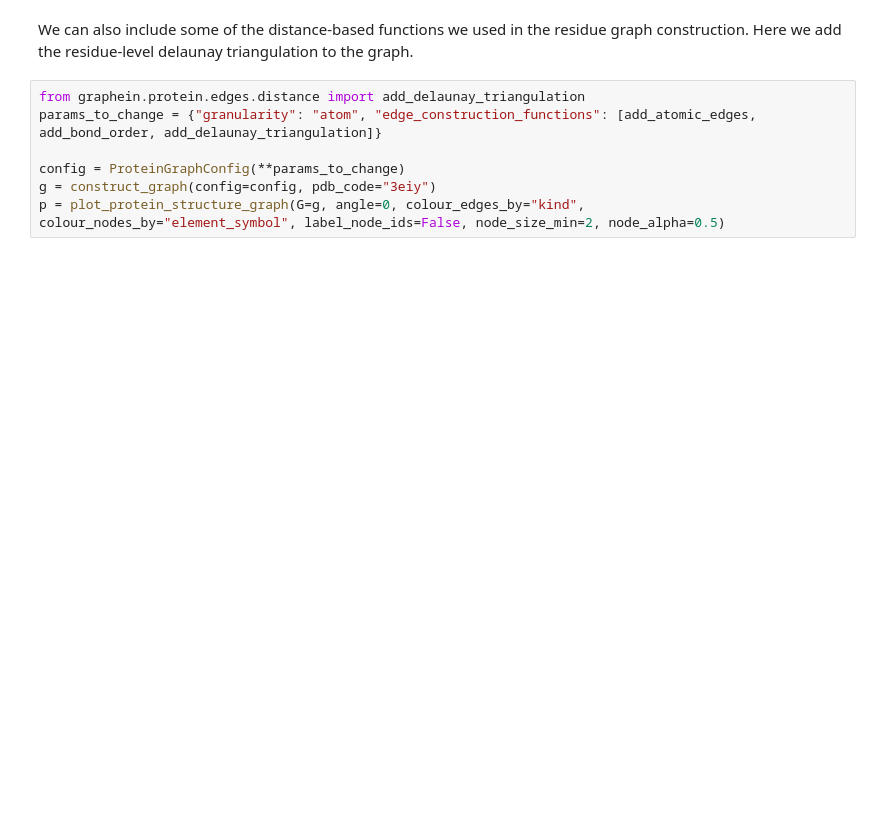
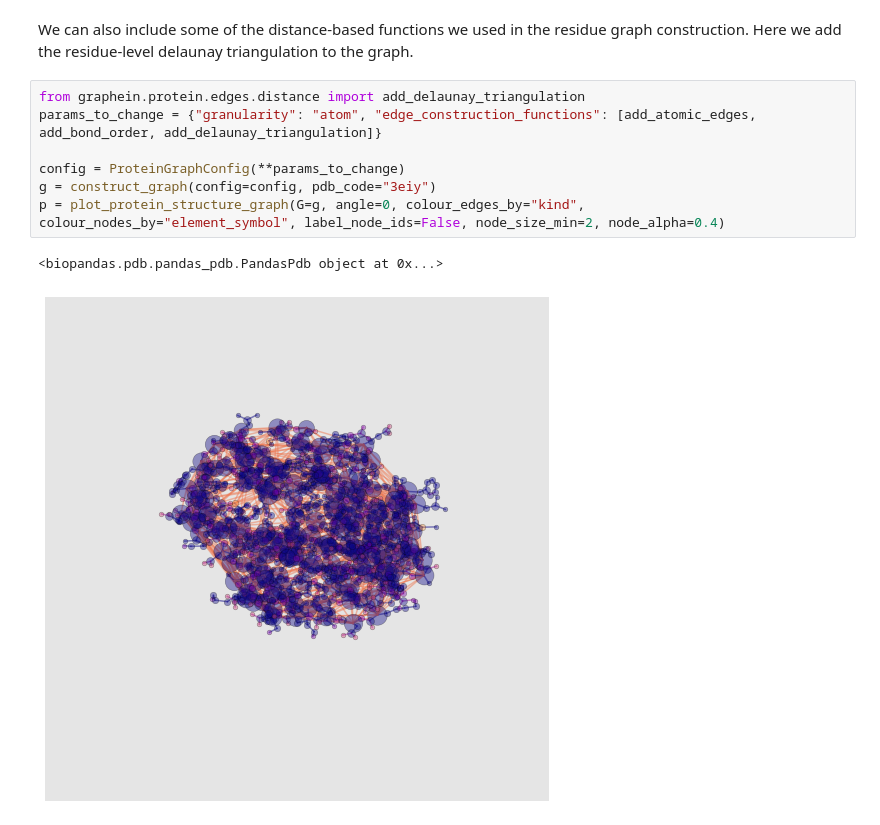
Before and after one commit to a-r-j/graphein, a Jupyter notebook: notebooks/atom_graph_tutorial.ipynb, the cells around one changed output. Drawn from its saved outputs; the diff is of its cells as text; blank space fills up the shorter version.

```diff
--- a/notebooks/atom_graph_tutorial.ipynb
+++ b/notebooks/atom_graph_tutorial.ipynb
@@ -67,7 +134,10 @@ We can also include some of the distance-based functions we used in the residue
 # %%
 from graphein.protein.edges.distance import add_delaunay_triangulation
 params_to_change = {"granularity": "atom", "edge_construction_functions": [add_atomic_edges, add_bond_order, add_delaunay_triangulation]}
 
 config = ProteinGraphConfig(**params_to_change)
 g = construct_graph(config=config, pdb_code="3eiy")
-p = plot_protein_structure_graph(G=g, angle=0, colour_edges_by="kind", colour_nodes_by="element_symbol", label_node_ids=False, node_size_min=2, node_alpha=0.5)
+p = plot_protein_structure_graph(G=g, angle=0, colour_edges_by="kind", colour_nodes_by="element_symbol", label_node_ids=False, node_size_min=2, node_alpha=0.4)
+# %% [output]
+<biopandas.pdb.pandas_pdb.PandasPdb object at 0x...>
+[figure, added]
```
Also changed, not shown: parts of 9 cells of this notebook, 6 other files.
